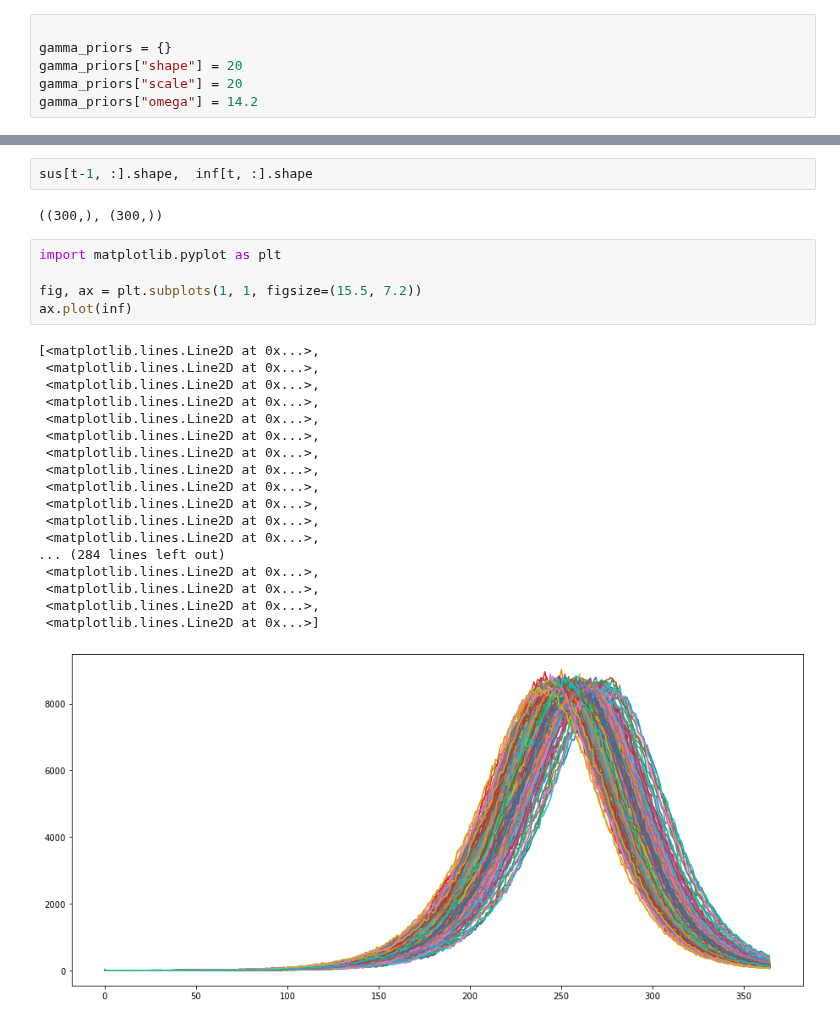
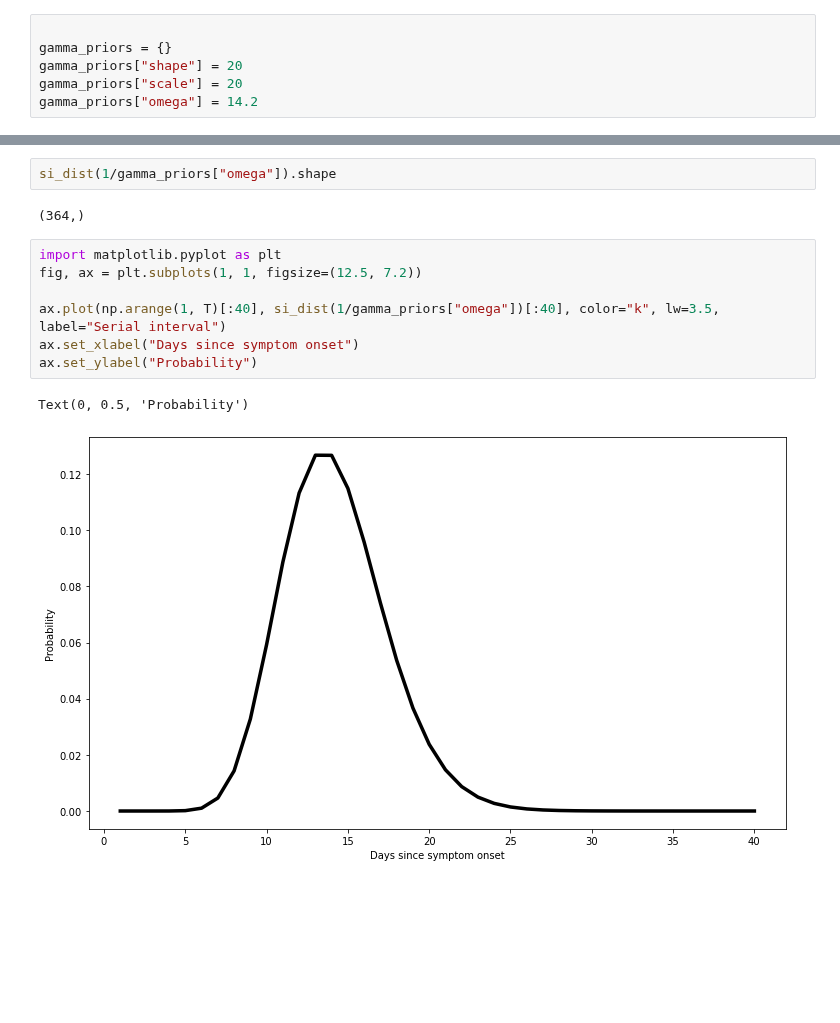
Before and after one commit to ChaosDonkey06/ID_Modeling, a Jupyter notebook: PAPERS/ShamanJournalClub.ipynb, the cells around one changed output, grey strips where cells are left out. Cells and saved outputs as stored; diff of their text form; blank space fills up the shorter version.

```diff
--- a/PAPERS/ShamanJournalClub.ipynb
+++ b/PAPERS/ShamanJournalClub.ipynb
@@ -88,31 +132,17 @@ for t in range(1, T):
     # Renewal incidence
     inf[t, :] = np.random.poisson(sus[t-1, :]/N * rate[t, :], m)
     sus[t, :] = sus[t-1, :] - inf[t, :]
-# %%
-sus[t-1, :].shape,  inf[t, :].shape
-# %% [output]
-((300,), (300,))
+# %%
+si_dist(1/gamma_priors["omega"]).shape
+# %% [output]
+(364,)
 # %%
 import matplotlib.pyplot as plt
+fig, ax = plt.subplots(1, 1, figsize=(12.5, 7.2))
 
-fig, ax = plt.subplots(1, 1, figsize=(15.5, 7.2))
-ax.plot(inf)
+ax.plot(np.arange(1, T)[:40], si_dist(1/gamma_priors["omega"])[:40], color="k", lw=3.5, label="Serial interval")
+ax.set_xlabel("Days since symptom onset")
+ax.set_ylabel("Probability")
 # %% [output]
-[<matplotlib.lines.Line2D at 0x...>,
- <matplotlib.lines.Line2D at 0x...>,
- <matplotlib.lines.Line2D at 0x...>,
- <matplotlib.lines.Line2D at 0x...>,
- <matplotlib.lines.Line2D at 0x...>,
- <matplotlib.lines.Line2D at 0x...>,
- <matplotlib.lines.Line2D at 0x...>,
- <matplotlib.lines.Line2D at 0x...>,
- <matplotlib.lines.Line2D at 0x...>,
- <matplotlib.lines.Line2D at 0x...>,
- <matplotlib.lines.Line2D at 0x...>,
- <matplotlib.lines.Line2D at 0x...>,
-... (284 lines left out)
- <matplotlib.lines.Line2D at 0x...>,
- <matplotlib.lines.Line2D at 0x...>,
- <matplotlib.lines.Line2D at 0x...>,
- <matplotlib.lines.Line2D at 0x...>]
+Text(0, 0.5, 'Probability')
-[figure, old version]
+[figure, new version]
```
Also changed, not shown: parts of 5 cells of this notebook.
